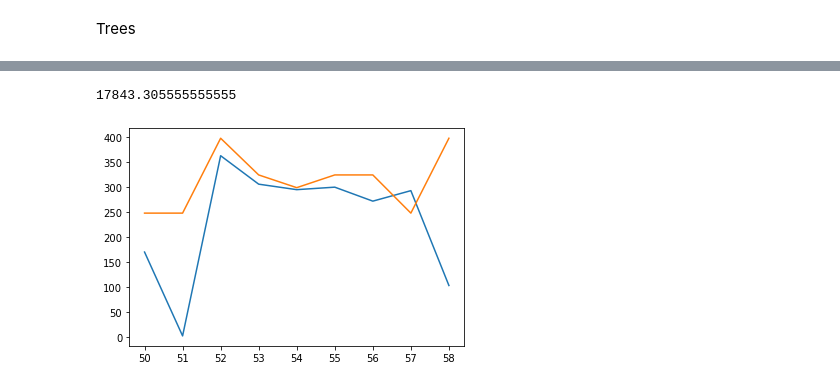
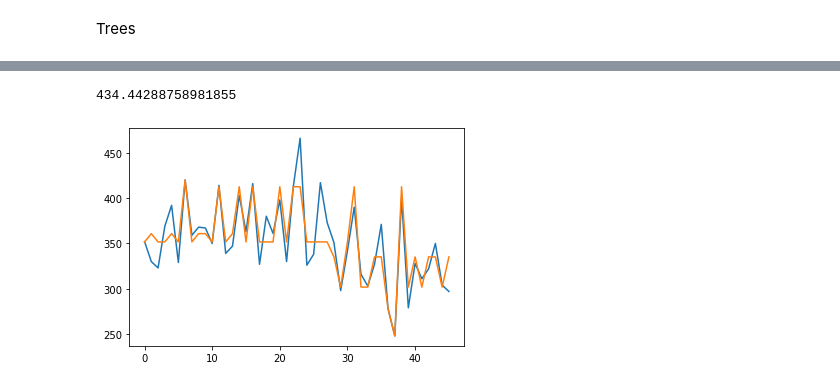
Before and after one commit to kmarkey/LJ_Leading_Indicators, a Jupyter notebook: tree.ipynb, the cells around one changed output, grey strips where cells are left out. Saved outputs shown, nothing was run; the diff lists cells and outputs as text; code cells hidden in the pictures.

```diff
--- a/tree.ipynb
+++ b/tree.ipynb
@@ -17,0 +43,14 @@ X_train, X_test, y_train, y_test = train_test_split(X, y, test_size = .15, shuff
+# %%
+pipeline = Pipeline([
+    ('scaler', StandardScaler()),
+    ('model', DecisionTreeRegressor())
+])
+# %%
+search = GridSearchCV(pipeline,
+                      {'model__max_depth':np.arange(2, 8, 1),
+                      'model__ccp_alpha':np.arange(0, 2, 0.1)},
+                      cv = 5,
+                      scoring = 'neg_mean_squared_error',
+                      verbose = 1)
+# %%
+search.fit(X_train, y_train)
@@ -19,13 +71,15 @@ X_train, X_test, y_train, y_test = train_test_split(X, y, test_size = .15, shuff
 # Training data
 
 # Train the model
-model = DecisionTreeRegressor(max_depth=5)
-model.fit(X_train, y_train)
+treemodel = DecisionTreeRegressor(max_depth= search.best_params_.get("model__max_depth"),
+                                  ccp_alpha = search.best_params_.get("model__ccp_alpha"),
+                                  random_state = 0)
+treemodel.fit(X_train, y_train)
 
 # Store the fitted values as a time series with the same time index as
 # the training data
-train_pred = pd.Series(model.predict(X_train), index=X_train.index)
-test_pred = pd.Series(model.predict(X_test), index =X_test.index)
+train_pred = pd.Series(treemodel.predict(X_train), index=X_train.index)
+test_pred = pd.Series(treemodel.predict(X_test), index=X_test.index)
 # %%
 train_pred = train_pred.sort_index()
 y_train = y_train.sort_index()
@@ -41,7 +88,10 @@ mean_squared_error(train_pred, y_train)
-# %%
-plt.plot(y_test)
-plt.plot(test_pred)
-mean_squared_error(test_pred, y_test)
-# %% [output]
-17843.305555555555
-[figure, removed]
+# %%
+def plot_eval(prediction, actual):
+    plt.plot(actual)
+    plt.plot(prediction)
+    print(mean_squared_error(prediction, actual))
+
+plot_eval(train_pred, y_train)
+# %% [output]
+434.44288758981855
+[figure, added]
```
Also changed, not shown: parts of 14 cells of this notebook, 38 other files.
